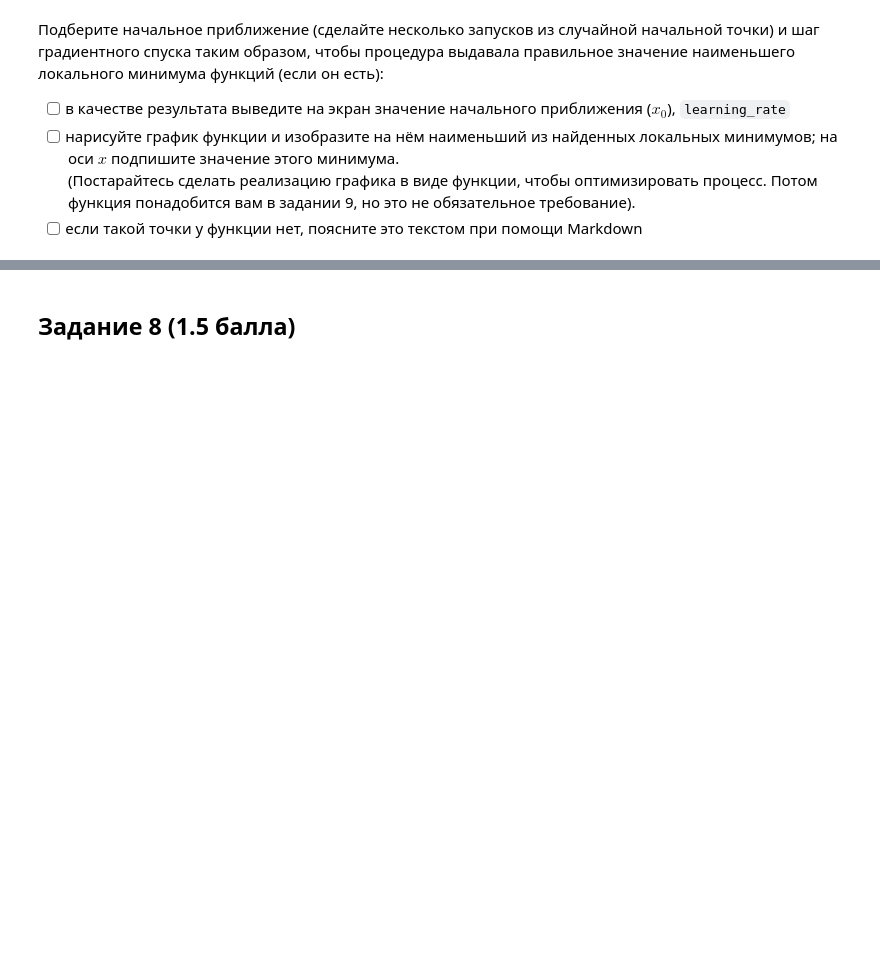
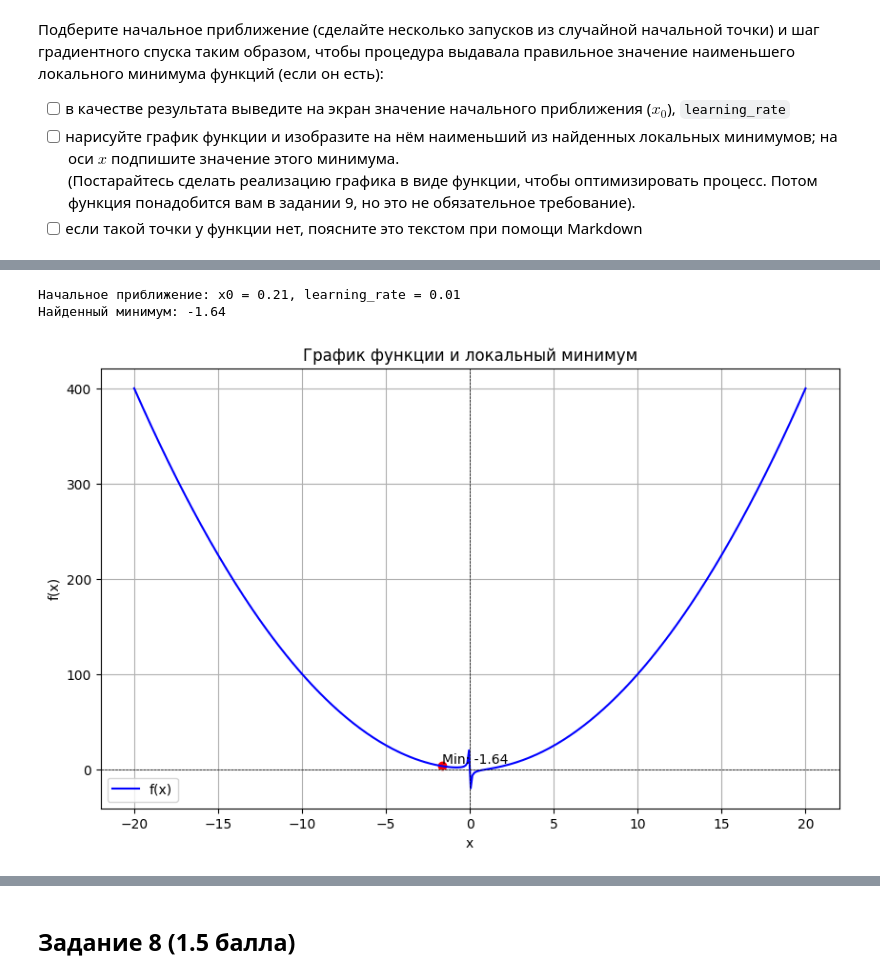
Before and after one commit to xanderkov/HSE-Machine-Learning, a Jupyter notebook: hw-02/AI Homework 2 GD Base.ipynb, the cells around one changed output, grey strips where cells are left out. Drawn from its saved outputs; the diff is of its cells as text; code cells hidden in the pictures; blank space fills up the shorter version.

```diff
--- a/hw-02/AI Homework 2 GD Base.ipynb
+++ b/hw-02/AI Homework 2 GD Base.ipynb
@@ -237,0 +303,6 @@ f_xmin=-10, f_trace=[-10, -10]
+# %%
+count_best_lr(h)
+# %% [output]
+Начальное приближение: x0 = 0.21, learning_rate = 0.01
+Найденный минимум: -1.64
+[figure, added]
```
Also changed, not shown: parts of 25 cells of this notebook.
